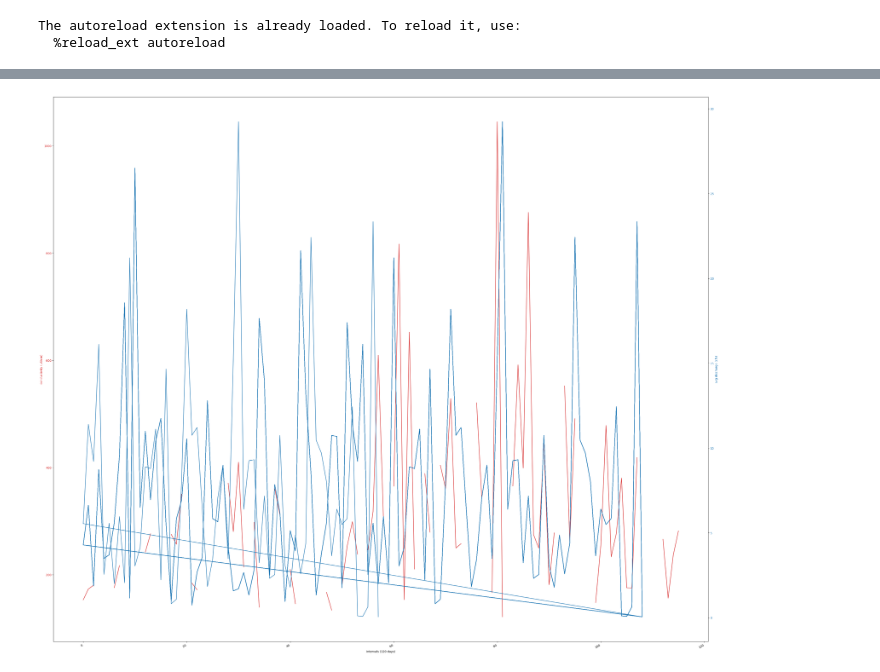
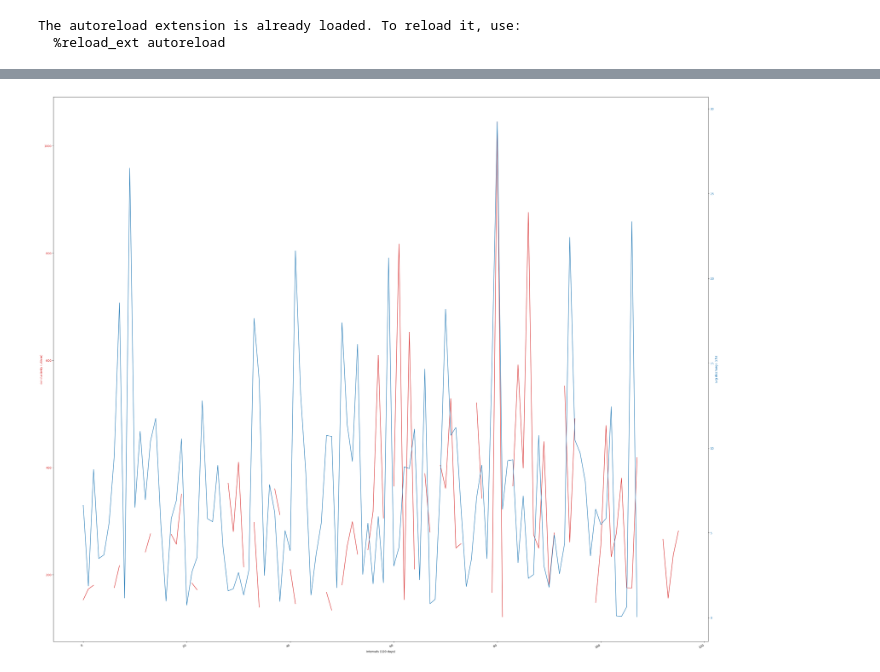
Before and after one commit to ramseyboy/shoal-creek-wq-bio-mitigation, a Jupyter notebook: water_quality.ipynb, the cells around one changed output, grey strips where cells are left out. Saved outputs shown, nothing was run; the diff lists cells and outputs as text; code cells hidden in the pictures.

Commit message:
Force discharge to follow the same intervals and wq parameter as wq int

```diff
--- a/water_quality.ipynb
+++ b/water_quality.ipynb
@@ -19,7 +19,7 @@ engine = create_engine(conn_str)
 The autoreload extension is already loaded. To reload it, use:
   %reload_ext autoreload
 # %%
-def discharge_interval_query(parameters: list[str], locations: list[str], site_number: str):
+def discharge_interval_query(parameters: list[str], locations: list[str], site_number: str, parameter: str):
     parameters_csv = ','.join(f"'{p}'" for p in parameters)
     locations_csv = ','.join(f"'{l}'" for l in locations)
 
@@ -51,7 +51,7 @@ def discharge_interval_query(parameters: list[str], locations: list[str], site_n
     i.start_date,
     i.end_date
     from intervals i
-       right join public.discharge_daily d on d.date_time::date >= i.start_date and d.date_time::date < i.end_date
+       left outer join public.discharge_daily d on d.date_time::date >= i.start_date and d.date_time::date < i.end_date
         and "parameter" = 'Discharge' and d.site_number = '{site_number}'
         group by i.start_date, i.end_date
         order by i.start_date desc;
@@ -59,6 +59,7 @@ def discharge_interval_query(parameters: list[str], locations: list[str], site_n
     df = geopandas.read_postgis(
     sql=query_template,
     con=engine, geom_col='geometry', crs="EPSG:26914")
+    df["wq_parameter"] = parameter
     return df
 # %%
 def water_quality_interval_query(parameters: list[str], locations: list[str], parameter: str, unit: str):
@@ -156,7 +157,7 @@ for parameter in usgs_parameters:
     wq_df = water_quality_interval_query(parameters=usgs_parameters[parameter], locations=locations_12th, unit=units[parameter], parameter=parameter)
     wq_12th_intervals = pandas.concat([wq_12th_intervals, wq_df])
 
-    discharge_df = discharge_interval_query(parameters=usgs_parameters[parameter], locations=locations_12th, site_number="08156800")
+    discharge_df = discharge_interval_query(parameters=usgs_parameters[parameter], locations=locations_12th, site_number="08156800", parameter=parameter)
     discharge_12th_intervals = pandas.concat([discharge_12th_intervals, discharge_df])
 
 
@@ -185,21 +200,21 @@ discharge_12th_intervals.head()
 # %%
 fig, ax1 = plt.subplots(figsize=(33,33))
 
 color = 'tab:red'
 ax1.set_xlabel('intervals (120 days)')
 ax1.set_ylabel('conductivity (uS/cm)', color=color)
 ax1.plot(wq_12th_intervals[wq_12th_intervals["parameter"] == 'conductivity']['avg_value'], color=color)
 ax1.tick_params(axis='y', labelcolor=color)
 
 ax2 = ax1.twinx()
 
 color = 'tab:blue'
 ax2.set_ylabel('avg discharge (cfs)', color=color)
-ax2.plot(discharge_12th_intervals['avg_value'], color=color)
+ax2.plot(discharge_12th_intervals[discharge_12th_intervals["wq_parameter"] == 'conductivity']['avg_value'], color=color)
 ax2.tick_params(axis='y', labelcolor=color)
 
 fig.tight_layout()
 fig.autofmt_xdate()
 plt.show()
 # %% [output]
-[figure, old version]
+[figure, new version]
```
Also changed, not shown: parts of 2 cells of this notebook.
